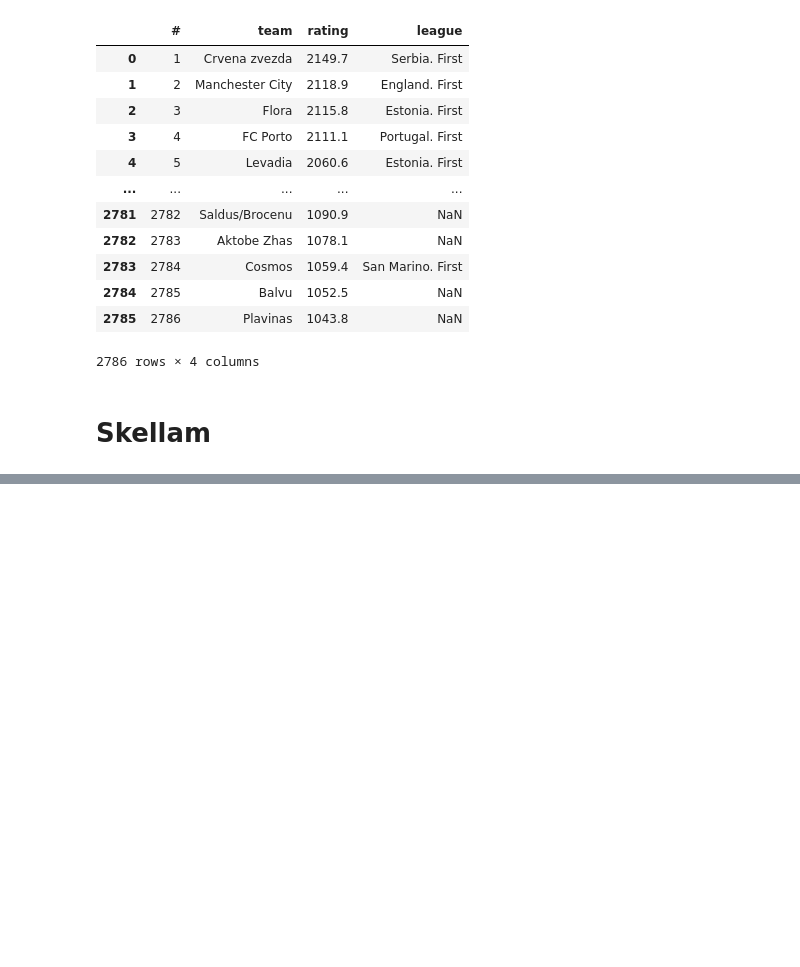
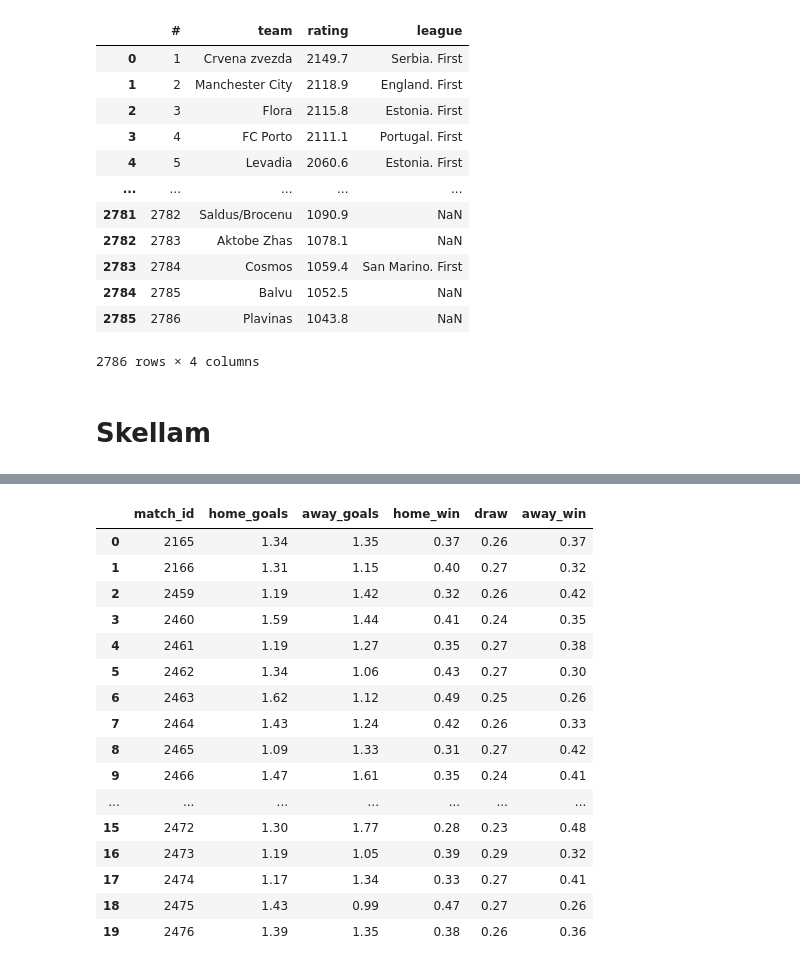
Before and after one commit to andreyshelopugin/GlickoSoccer, a Jupyter notebook: Ratings.ipynb, the cells around one changed output, grey strips where cells are left out. Drawn from its saved outputs; the diff is of its cells as text; code cells hidden in the pictures; blank space fills up the shorter version.

```diff
--- a/Ratings.ipynb
+++ b/Ratings.ipynb
@@ -187,0 +215,20 @@ train.head()
+# %%
+predictions.head(20)
+# %% [output]
+|  | match_id | home_goals | away_goals | home_win | draw | away_win |
+| 0 | 2165 | 1.34 | 1.35 | 0.37 | 0.26 | 0.37 |
+| 1 | 2166 | 1.31 | 1.15 | 0.40 | 0.27 | 0.32 |
+| 2 | 2459 | 1.19 | 1.42 | 0.32 | 0.26 | 0.42 |
+| 3 | 2460 | 1.59 | 1.44 | 0.41 | 0.24 | 0.35 |
+| 4 | 2461 | 1.19 | 1.27 | 0.35 | 0.27 | 0.38 |
+| 5 | 2462 | 1.34 | 1.06 | 0.43 | 0.27 | 0.30 |
+| 6 | 2463 | 1.62 | 1.12 | 0.49 | 0.25 | 0.26 |
+| 7 | 2464 | 1.43 | 1.24 | 0.42 | 0.26 | 0.33 |
+| 8 | 2465 | 1.09 | 1.33 | 0.31 | 0.27 | 0.42 |
+| 9 | 2466 | 1.47 | 1.61 | 0.35 | 0.24 | 0.41 |
+| ... | ... | ... | ... | ... | ... | ... |
+| 15 | 2472 | 1.30 | 1.77 | 0.28 | 0.23 | 0.48 |
+| 16 | 2473 | 1.19 | 1.05 | 0.39 | 0.29 | 0.32 |
+| 17 | 2474 | 1.17 | 1.34 | 0.33 | 0.27 | 0.41 |
+| 18 | 2475 | 1.43 | 0.99 | 0.47 | 0.27 | 0.26 |
+| 19 | 2476 | 1.39 | 1.35 | 0.38 | 0.26 | 0.36 |
```
Also changed, not shown: parts of 19 cells of this notebook, 10 other files.
